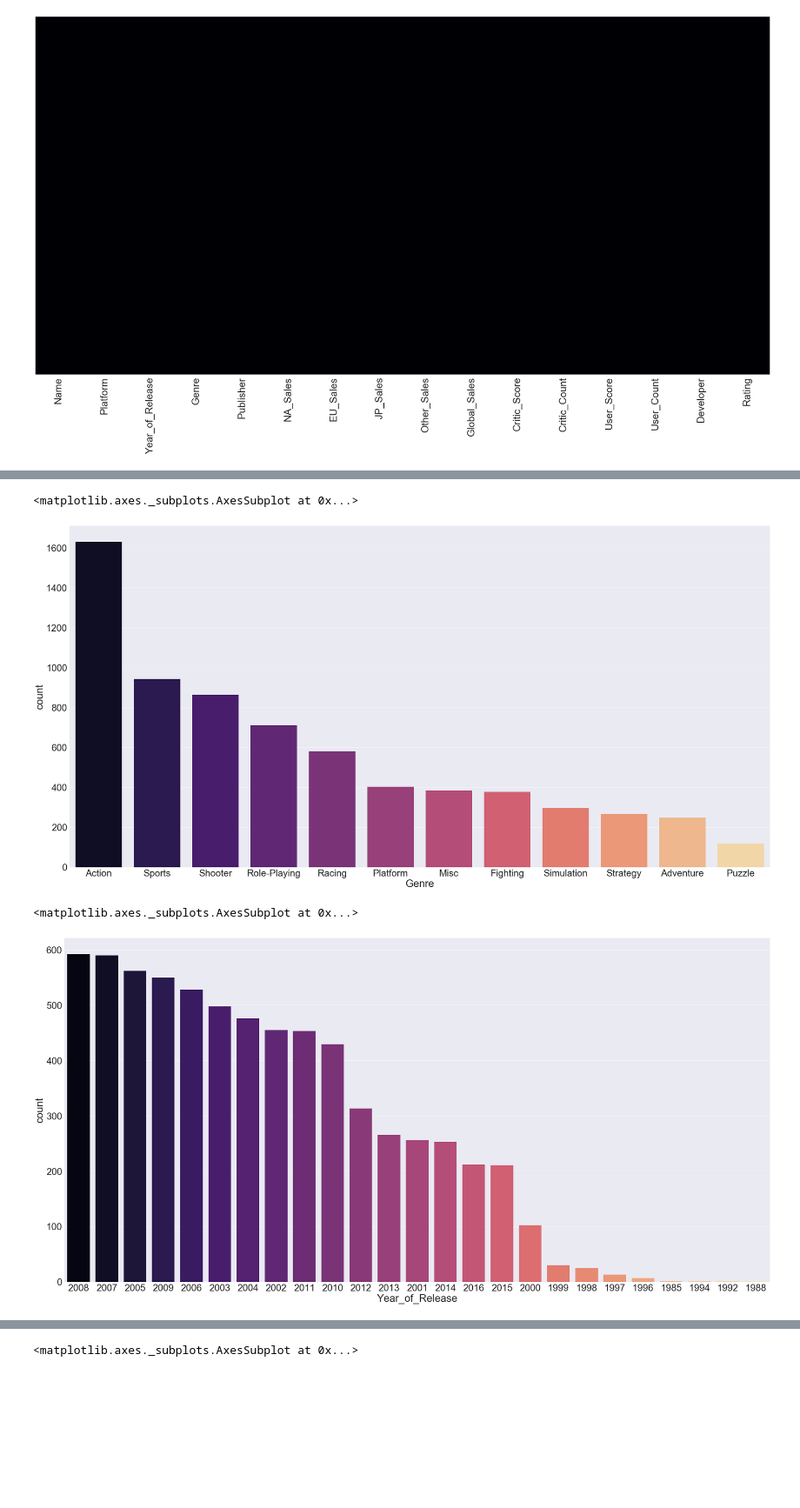
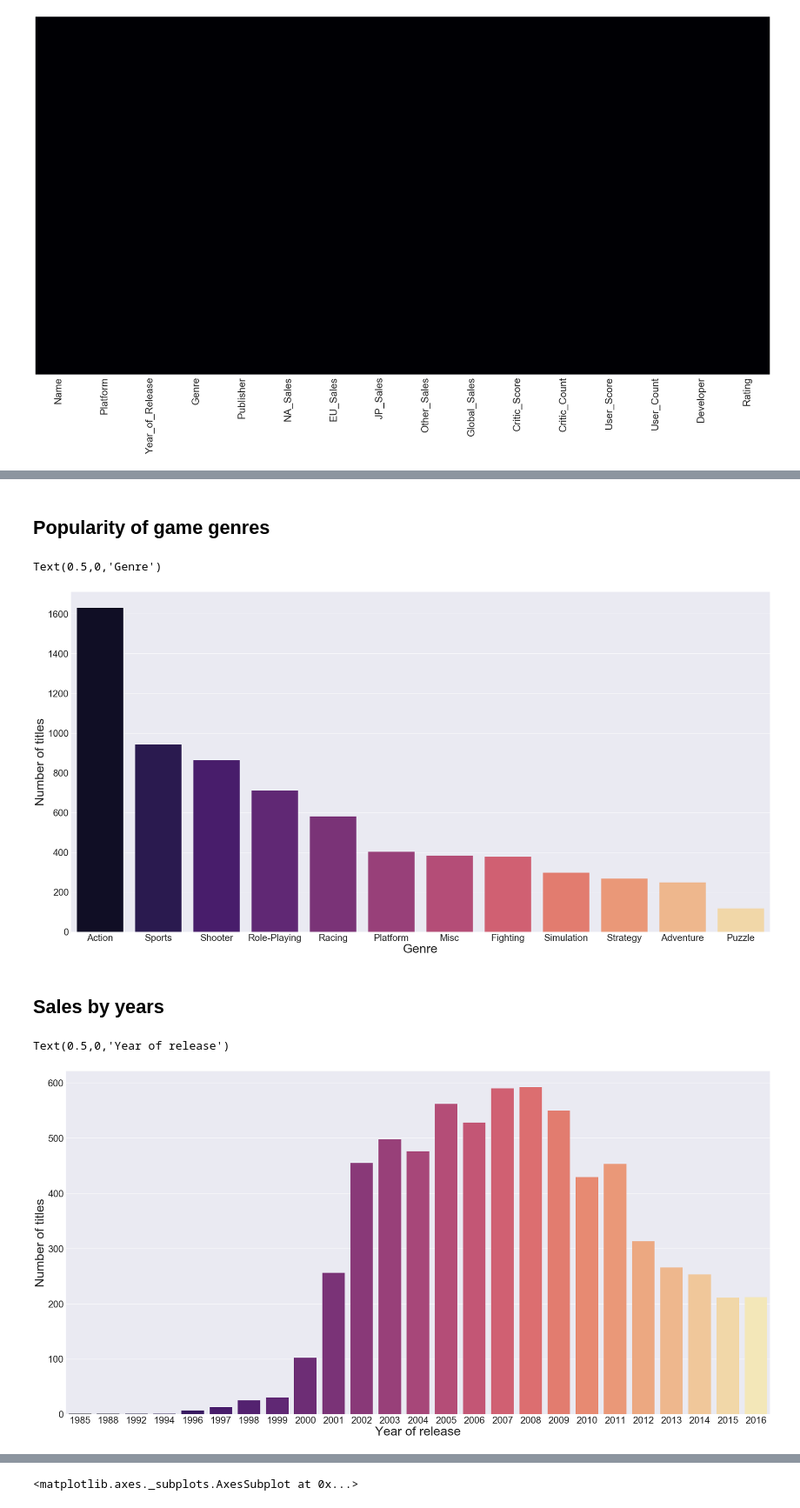
Before and after one commit to NejedlyJan/python_project, a Jupyter notebook: Python_seminarka.ipynb, the cells around one changed output, grey strips where cells are left out. Shown at 87% size. Cells and saved outputs as stored; diff of their text form; code cells hidden in the pictures; blank space fills up the shorter version.

```diff
--- a/Python_seminarka.ipynb
+++ b/Python_seminarka.ipynb
@@ -58,6 +60,6 @@ sns.heatmap(sales.isnull(),yticklabels=False,cbar=False,cmap='magma')
 <matplotlib.axes._subplots.AxesSubplot at 0x...>
 [figure]
 # %%
-plt.figure(figsize=(40,50))
-sns.set(font_scale = 1)
-sns.jointplot(x="Year_of_Release", y="NA_Sales", data=sales)
+# plt.figure(figsize=(40,50))
+# sns.set(font_scale = 1)
+# sns.jointplot(x="Year_of_Release", y="NA_Sales", data=sales,cmap='magma')
@@ -96,0 +78,10 @@ memory usage: 906.4+ KB
+# %%
+sns.set(font_scale = 3)
+platGenre = pd.crosstab(sales.Platform,sales['Genre'])
+platGenreTotal = platGenre.sum(axis=1).sort_values(ascending = False)
+plt.figure(figsize=(40,20))
+colors = sns.color_palette("magma", 20)
+ax = sns.barplot(y = platGenreTotal.index, x = platGenreTotal.values, orient='h', palette=colors)
+ax.set_ylabel(ylabel='Platform', fontsize=40)
+ax.set_xlabel(xlabel='Number of titles', fontsize=40)
+plt.show()
@@ -97,15 +90,23 @@ memory usage: 906.4+ KB
+# %% [markdown]
+## Popularity of game genres
 # %%
 plt.figure(figsize=(40,20))
 sns.set(font_scale = 3)
-sns.countplot(x='Genre', data=sales, order = sales['Genre'].value_counts().index, palette="magma")
+ax = sns.countplot(x='Genre', data=sales, order = sales['Genre'].value_counts().index, palette="magma")
+ax.set_ylabel(ylabel='Number of titles', fontsize=40)
+ax.set_xlabel(xlabel='Genre', fontsize=40)
 # %% [output]
-<matplotlib.axes._subplots.AxesSubplot at 0x...>
+Text(0.5,0,'Genre')
-[figure, old version]
+[figure, new version]
+# %% [markdown]
+## Sales by years
 # %%
 sales['Year_of_Release'] = sales['Year_of_Release'].astype(int)
 plt.figure(figsize=(40,20))
 sns.set(font_scale = 3)
-sns.countplot(x='Year_of_Release', data=sales, order = sales['Year_of_Release'].value_counts().index, palette="magma")
+ax = sns.countplot(x='Year_of_Release', data=sales, palette="magma")
+ax.set_ylabel(ylabel='Number of titles', fontsize=40)
+ax.set_xlabel(xlabel='Year of release', fontsize=40)
 # %% [output]
-<matplotlib.axes._subplots.AxesSubplot at 0x...>
+Text(0.5,0,'Year of release')
-[figure, old version]
+[figure, new version]
```
Also changed, not shown: parts of 51 cells of this notebook.
